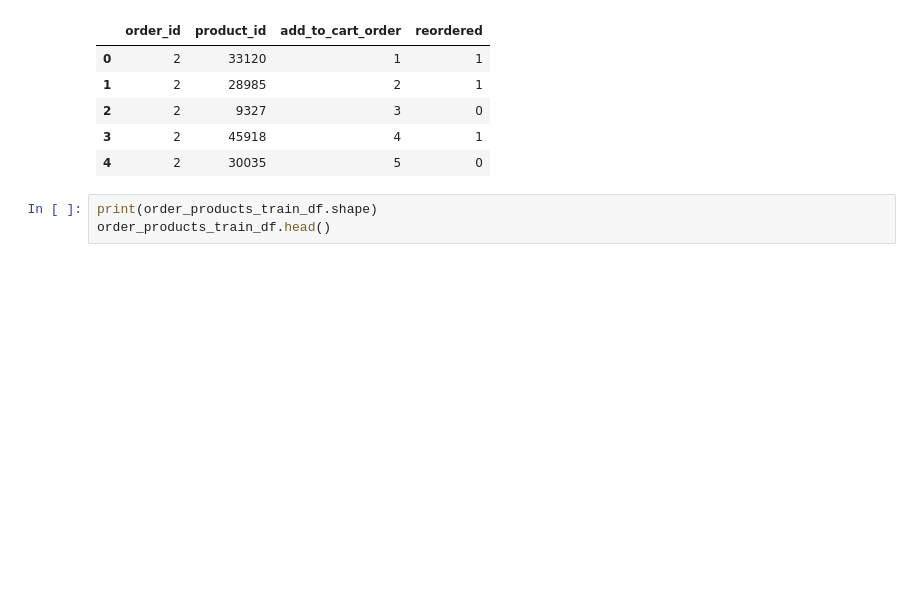
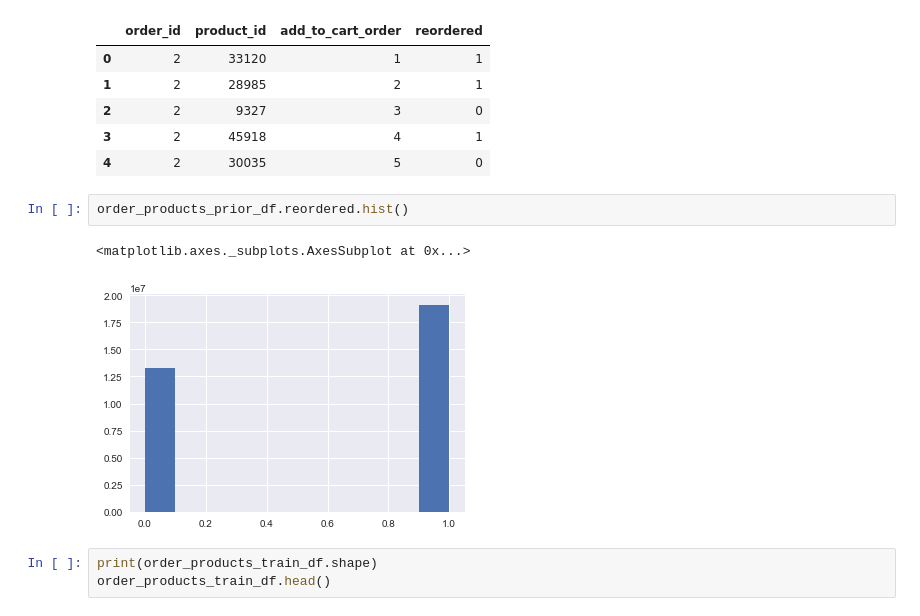
Before and after one commit to JCreeks/InstacartOrder, a Jupyter notebook: DEA/DEA.ipynb, the cells around one changed output. Saved outputs shown, nothing was run; the diff lists cells and outputs as text; blank space fills up the shorter version.

```diff
--- a/DEA/DEA.ipynb
+++ b/DEA/DEA.ipynb
@@ -68,6 +115,11 @@ order_products_prior_df.head()
 | 2 | 2 | 9327 | 3 | 0 |
 | 3 | 2 | 45918 | 4 | 1 |
 | 4 | 2 | 30035 | 5 | 0 |
+# %%
+order_products_prior_df.reordered.hist()
+# %% [output]
+<matplotlib.axes._subplots.AxesSubplot at 0x...>
+[figure, added]
 # %%
 print(order_products_train_df.shape)
 order_products_train_df.head()
```
Also changed, not shown: parts of 6 cells of this notebook, 8 other files.
